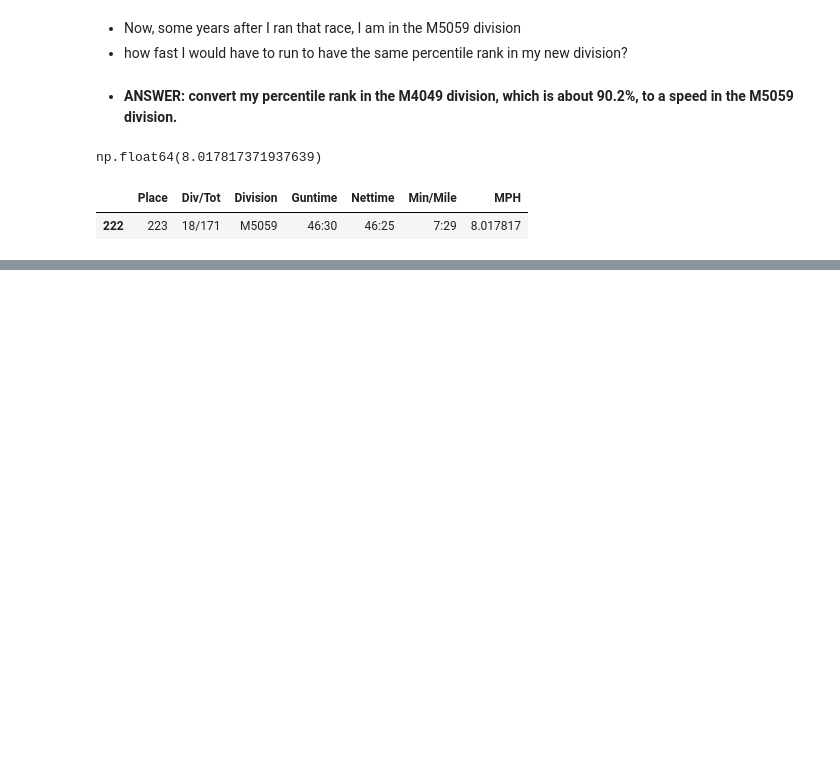
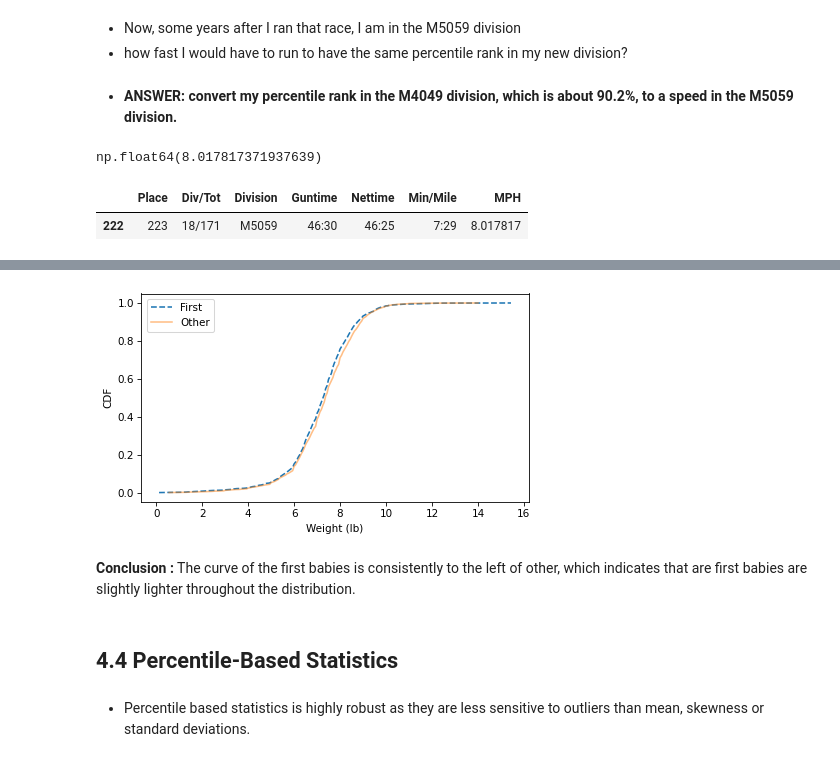
Before and after one commit to abhicodes07/thinkstats, a Jupyter notebook: Notebooks/04_cumulative_distribution_function.ipynb, the cells around one changed output, grey strips where cells are left out. Cells and saved outputs as stored; diff of their text form; code cells hidden in the pictures; blank space fills up the shorter version.

```diff
--- a/Notebooks/04_cumulative_distribution_function.ipynb
+++ b/Notebooks/04_cumulative_distribution_function.ipynb
@@ -152,0 +265,15 @@ next_division.query("MPH > 8.01").tail(1)
+# %%
+first_cdf = first_pmf.make_cdf()
+other_cdf = other_pmf.make_cdf()
+# %%
+first_cdf.plot(ls="--")
+other_cdf.plot(alpha=0.5)
+decorate(xlabel="Weight (lb)", ylabel="CDF")
+# %% [output]
+[figure, added]
+# %% [markdown]
+**Conclusion :** The curve of the first babies is consistently to the left of other, which indicates that are first babies are slightly lighter throughout the distribution.
+# %% [markdown]
+## 4.4 Percentile-Based Statistics
+# %% [markdown]
+- Percentile based statistics is highly robust as they are less sensitive to outliers than mean, skewness or standard deviations.
```
Also changed, not shown: parts of 75 cells of this notebook.
